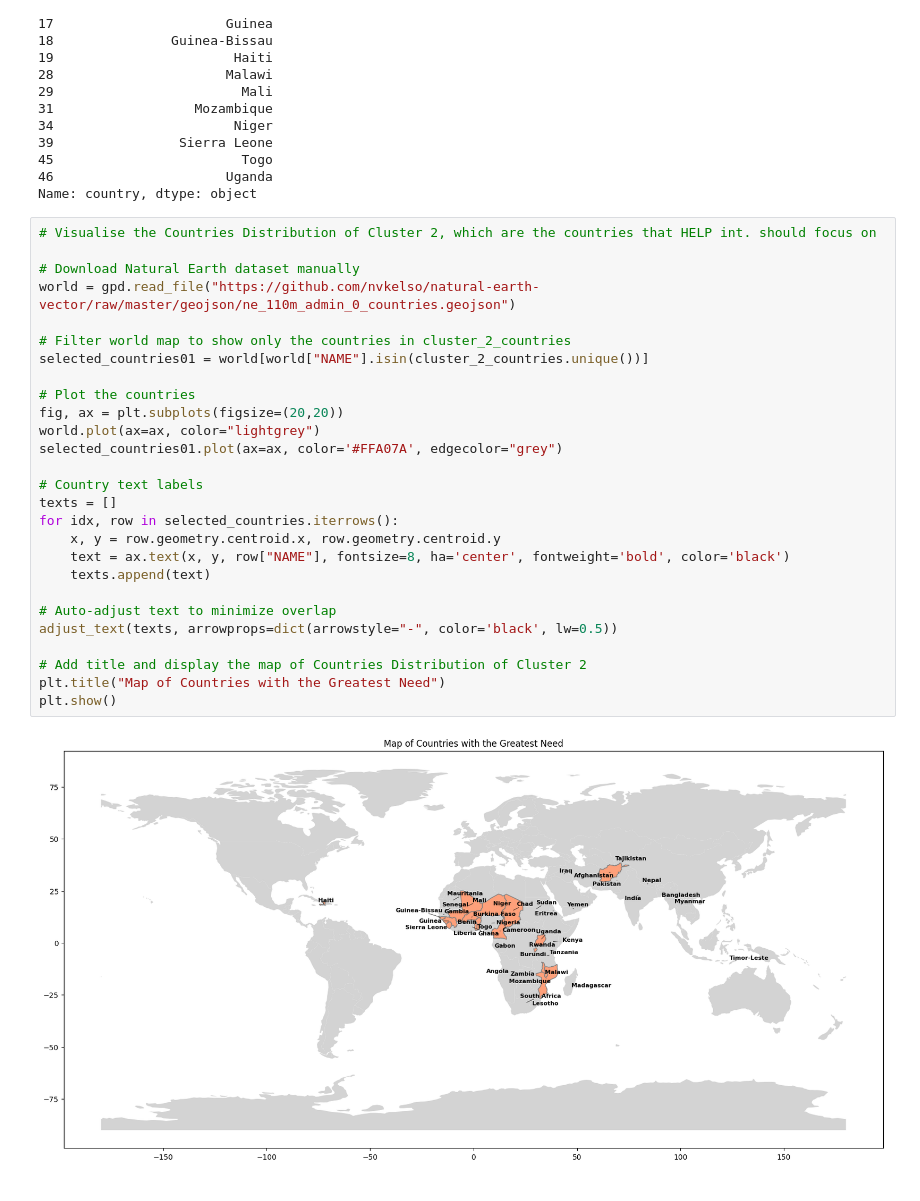
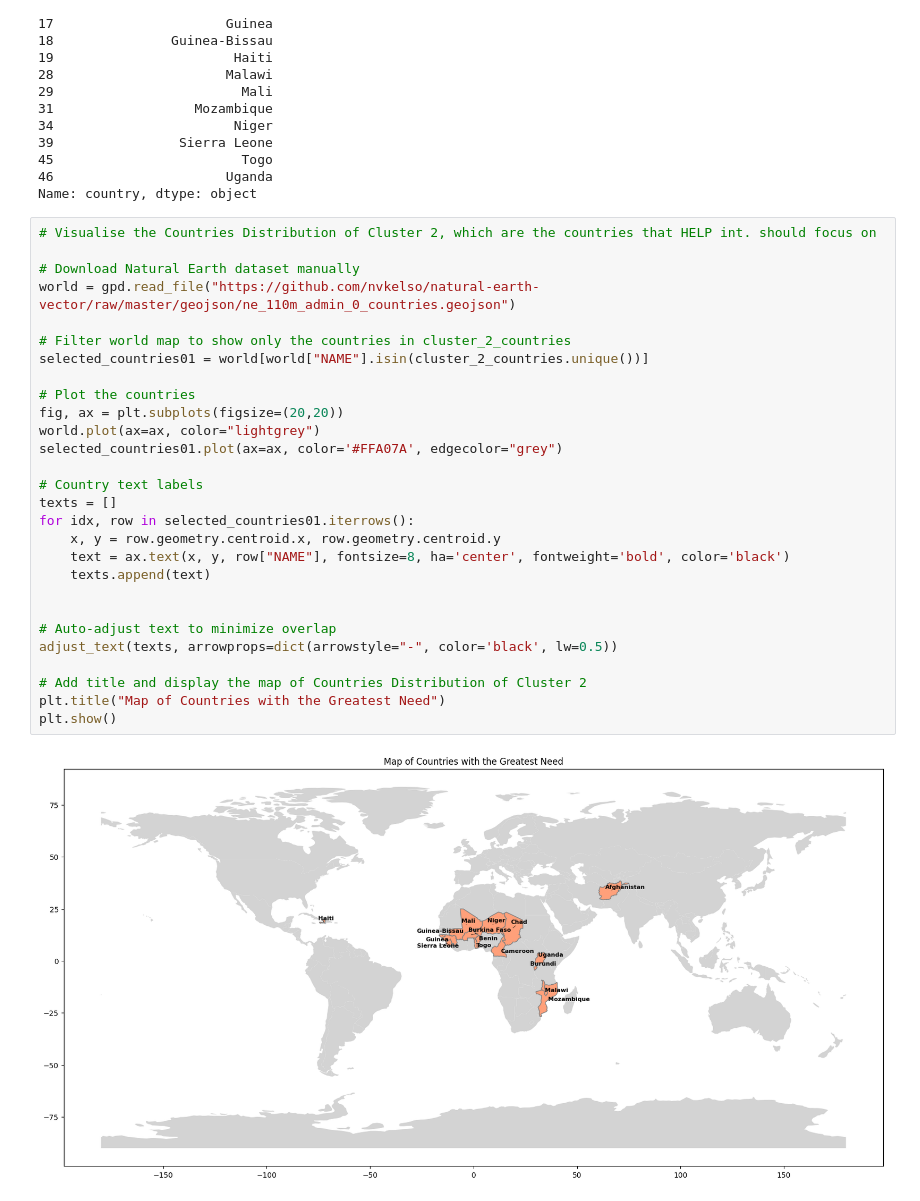
Before and after one commit to bytesbyt/ds_help_country, a Jupyter notebook: country.ipynb, the cells around one changed output. Cells and saved outputs as stored; diff of their text form.

```diff
--- a/country.ipynb
+++ b/country.ipynb
@@ -722,29 +722,30 @@ Name: country, dtype: object
 # %%
 # Visualise the Countries Distribution of Cluster 2, which are the countries that HELP int. should focus on
 
 # Download Natural Earth dataset manually
 world = gpd.read_file("https://github.com/nvkelso/natural-earth-vector/raw/master/geojson/ne_110m_admin_0_countries.geojson")
 
 # Filter world map to show only the countries in cluster_2_countries
 selected_countries01 = world[world["NAME"].isin(cluster_2_countries.unique())]
 
 # Plot the countries
 fig, ax = plt.subplots(figsize=(20,20))
 world.plot(ax=ax, color="lightgrey")
 selected_countries01.plot(ax=ax, color='#FFA07A', edgecolor="grey")
 
 # Country text labels
 texts = []
-for idx, row in selected_countries.iterrows():
+for idx, row in selected_countries01.iterrows():
     x, y = row.geometry.centroid.x, row.geometry.centroid.y
     text = ax.text(x, y, row["NAME"], fontsize=8, ha='center', fontweight='bold', color='black')
     texts.append(text)
+
 
 # Auto-adjust text to minimize overlap
 adjust_text(texts, arrowprops=dict(arrowstyle="-", color='black', lw=0.5))
 
 # Add title and display the map of Countries Distribution of Cluster 2
 plt.title("Map of Countries with the Greatest Need")
 plt.show()
 # %% [output]
-[figure, old version]
+[figure, new version]
```
Also changed, not shown: 1 other file.
